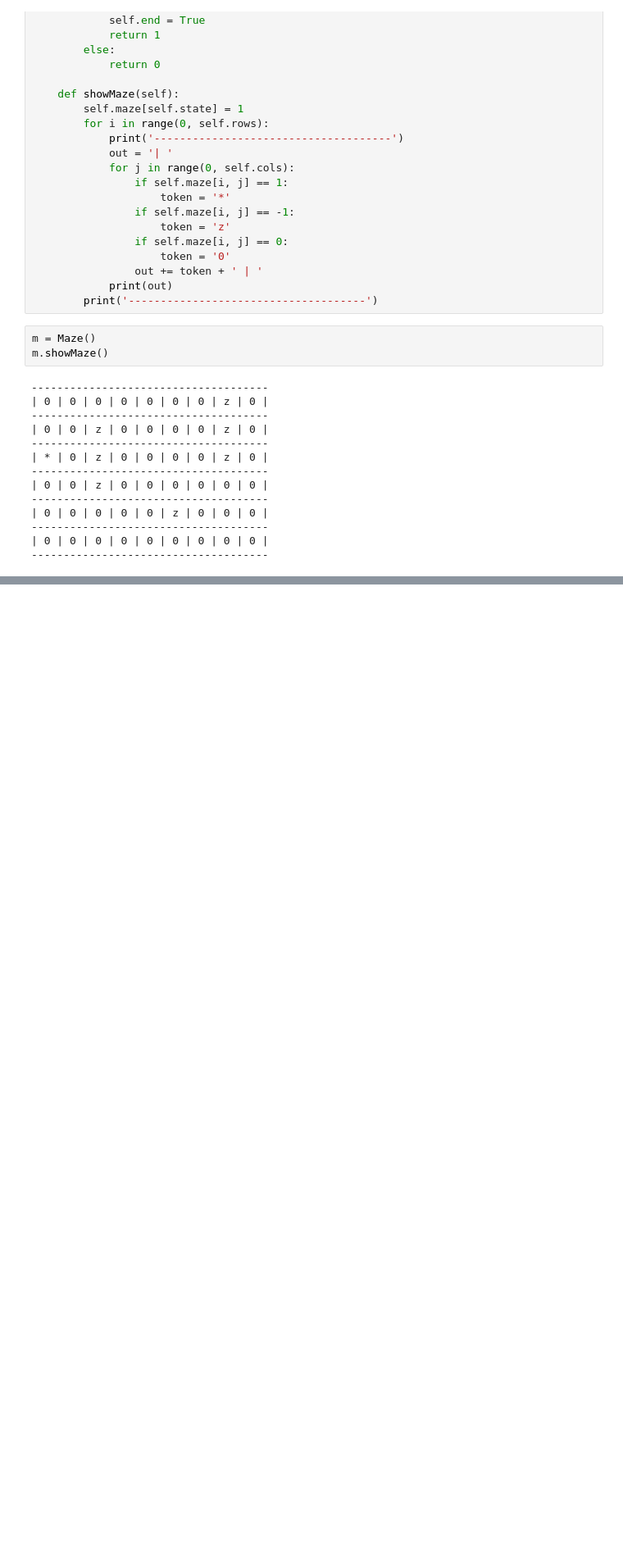
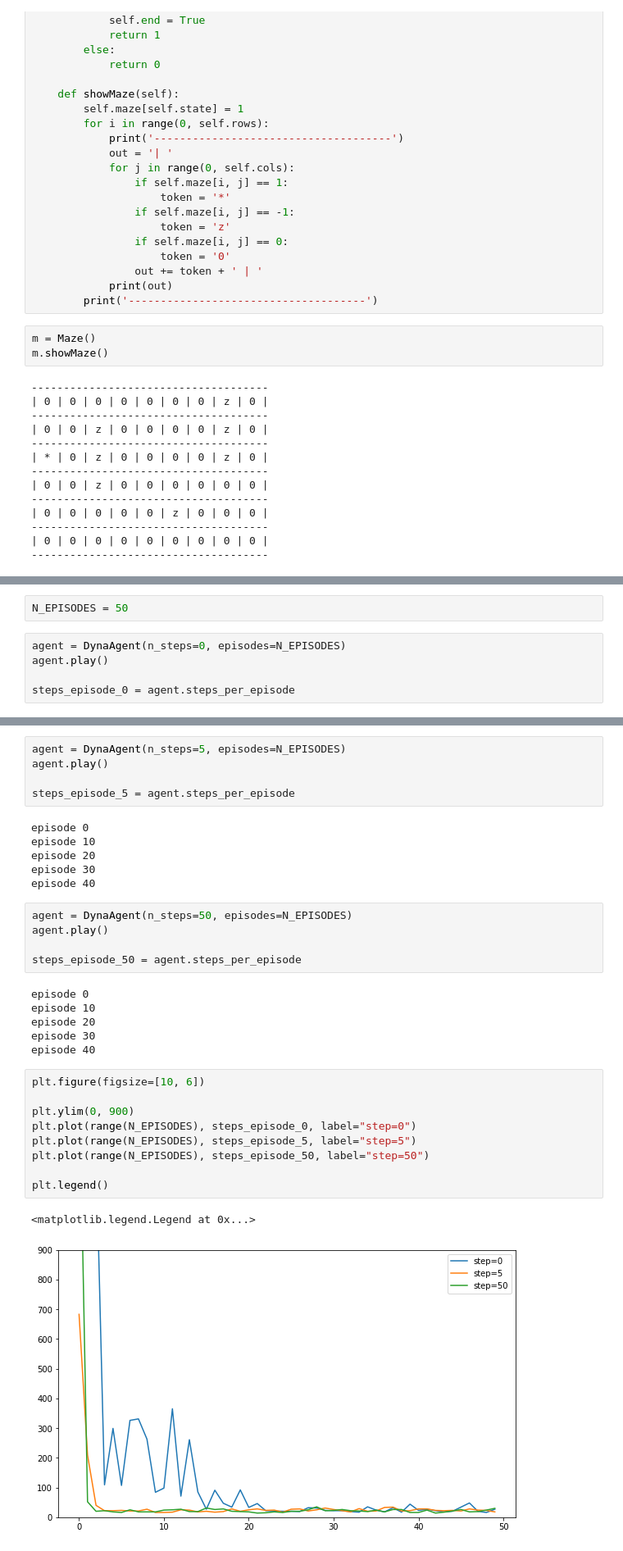
Before and after one commit to MJeremy2017/reinforcement-learning-implementation, a Jupyter notebook: DynaMaze/DynaMaze.ipynb, the cells around one changed output, grey strips where cells are left out. Shown at 82% size. Saved outputs shown, nothing was run; the diff lists cells and outputs as text; blank space fills up the shorter version.

Commit message:
update dynaQ

```diff
--- a/DynaMaze/DynaMaze.ipynb
+++ b/DynaMaze/DynaMaze.ipynb
@@ -165,0 +185,7 @@ class DynaAgent:
+# %%
+N_EPISODES = 50
+# %%
+agent = DynaAgent(n_steps=0, episodes=N_EPISODES)
+agent.play()
+
+steps_episode_0 = agent.steps_per_episode
@@ -165,0 +198,34 @@ class DynaAgent:
+# %%
+agent = DynaAgent(n_steps=5, episodes=N_EPISODES)
+agent.play()
+
+steps_episode_5 = agent.steps_per_episode
+# %% [output]
+episode 0
+episode 10
+episode 20
+episode 30
+episode 40
+# %%
+agent = DynaAgent(n_steps=50, episodes=N_EPISODES)
+agent.play()
+
+steps_episode_50 = agent.steps_per_episode
+# %% [output]
+episode 0
+episode 10
+episode 20
+episode 30
+episode 40
+# %%
+plt.figure(figsize=[10, 6])
+
+plt.ylim(0, 900)
+plt.plot(range(N_EPISODES), steps_episode_0, label="step=0")
+plt.plot(range(N_EPISODES), steps_episode_5, label="step=5")
+plt.plot(range(N_EPISODES), steps_episode_50, label="step=50")
+
+plt.legend()
+# %% [output]
+<matplotlib.legend.Legend at 0x...>
+[figure, added]
```
Also changed, not shown: parts of 4 cells of this notebook.
